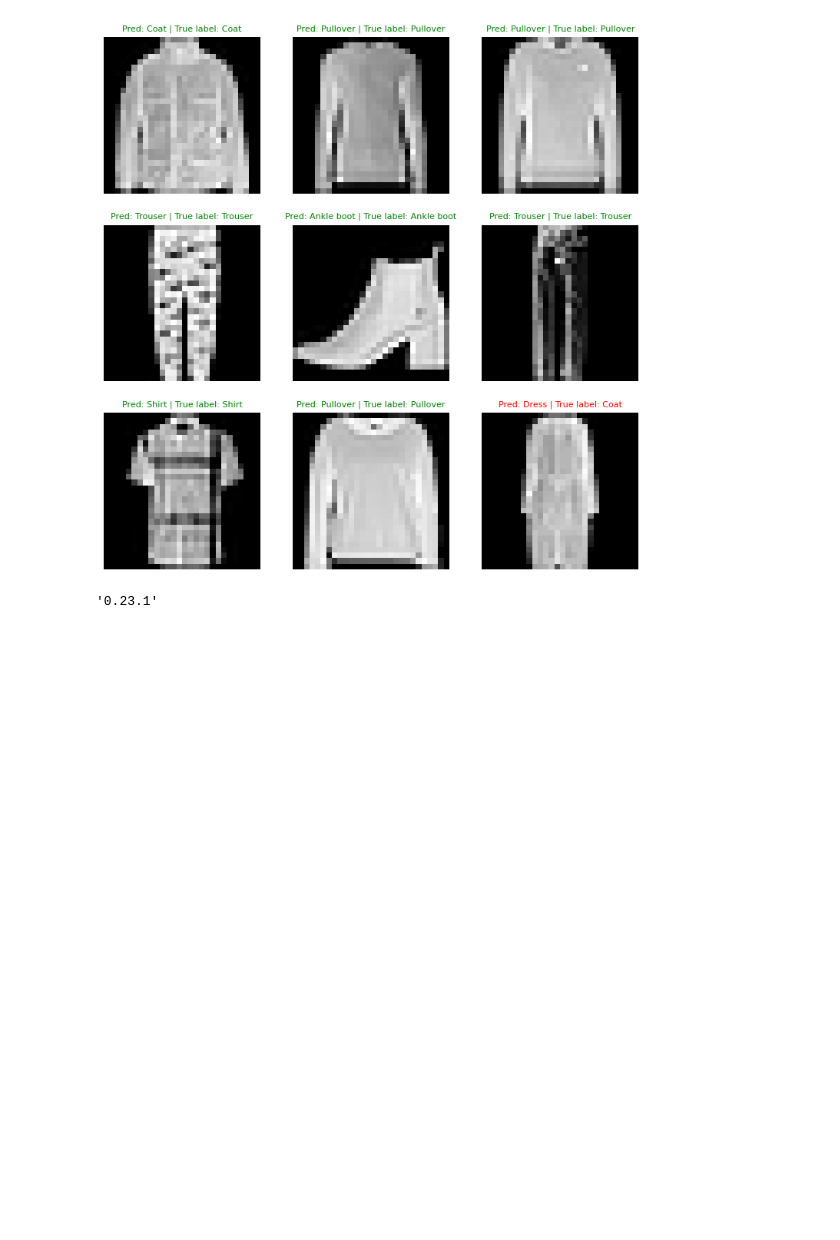
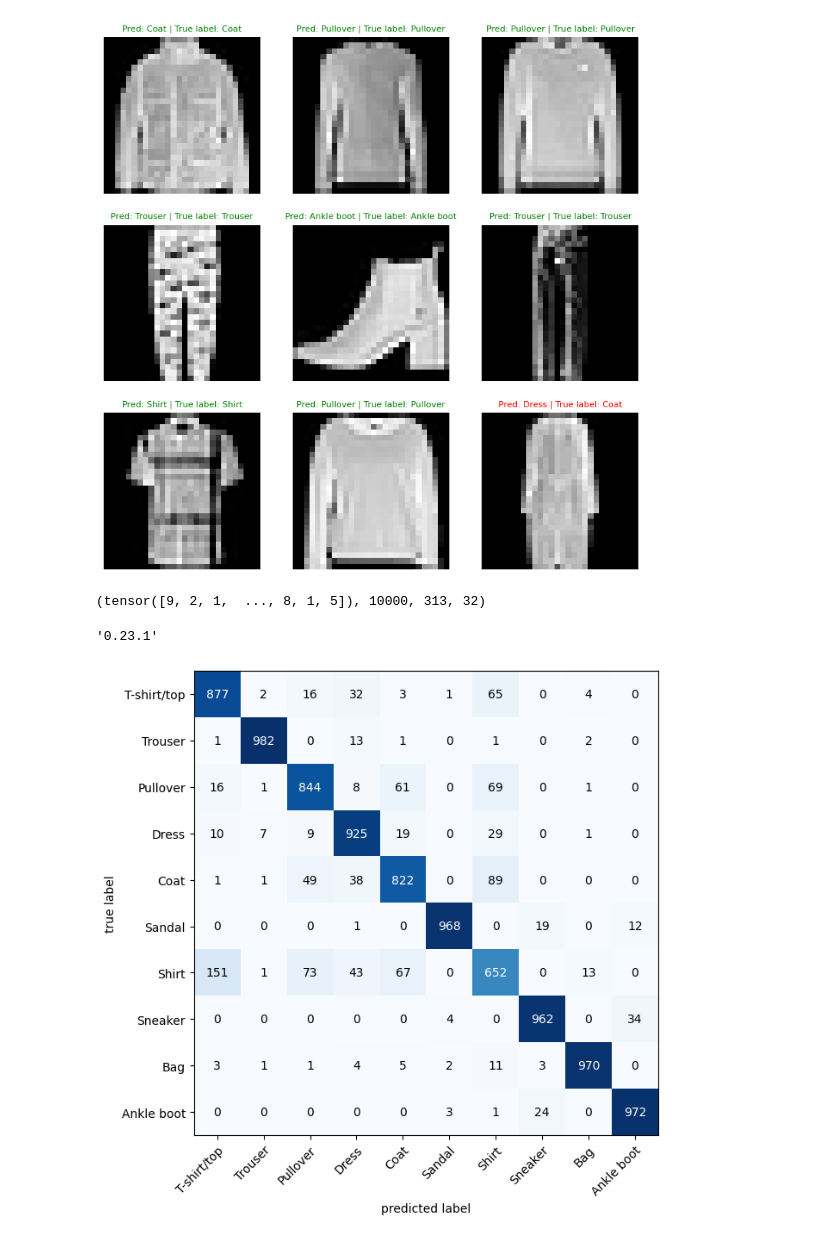
Before and after one commit to afnank07/pytorch-projects, a Jupyter notebook: 6. FashionMNIST_part2.ipynb, the cells around one changed output. Saved outputs shown, nothing was run; the diff lists cells and outputs as text; code cells hidden in the pictures; blank space fills up the shorter version.

Commit message:
image classification  evaluation

```diff
--- a/6. FashionMNIST_part2.ipynb
+++ b/6. FashionMNIST_part2.ipynb
@@ -328,8 +328,44 @@ for i, sample in enumerate(sample_data):
         plt.title(label=f"Pred: {class_names[pred_probs[i]]} | True label: {class_names[truth_label[i]]}", c='r', size=8)
 # %% [output]
 [figure]
+# %%
+from tqdm.auto import tqdm
+
+y_preds = []
+
+loaded_model.to(device)
+loaded_model.eval()
+with torch.inference_mode():
+    for X, y in tqdm(test_dataloader, desc="Making Predictions:"):
+        X, y = X.to(device), y.to(device)
+        y_logits = loaded_model(X)
+        y_pred_probs = torch.softmax(y_logits, dim=1).argmax(dim=1)
+        y_preds.append(y_pred_probs.cpu())
+# %%
+# y_preds is of the shape 313 * 32 = 10016 | y_pred_tensors is of len = 10000
+y_pred_tensors = torch.cat(y_preds)
+y_pred_tensors, len(y_pred_tensors), len(y_preds), len(y_preds[0])
+# %% [output]
+(tensor([9, 2, 1,  ..., 8, 1, 5]), 10000, 313, 32)
 # %%
 import mlxtend
 mlxtend.__version__
 # %% [output]
 '0.23.1'
+# %%
+from torchmetrics import ConfusionMatrix
+from mlxtend.plotting import plot_confusion_matrix
+
+# setup confusion instance
+confmat = ConfusionMatrix(num_classes=len(class_names), task='multiclass')
+confmat_tensor = confmat(preds=y_pred_tensors,
+                         target=test_data.targets) # make sure that its a list to list comparison
+
+# plot the confusion matrix
+fig, ax = plot_confusion_matrix(
+    conf_mat=confmat_tensor.numpy(),
+    class_names=class_names,
+    figsize=(10,7)
+)
+# %% [output]
+[figure, added]
```
